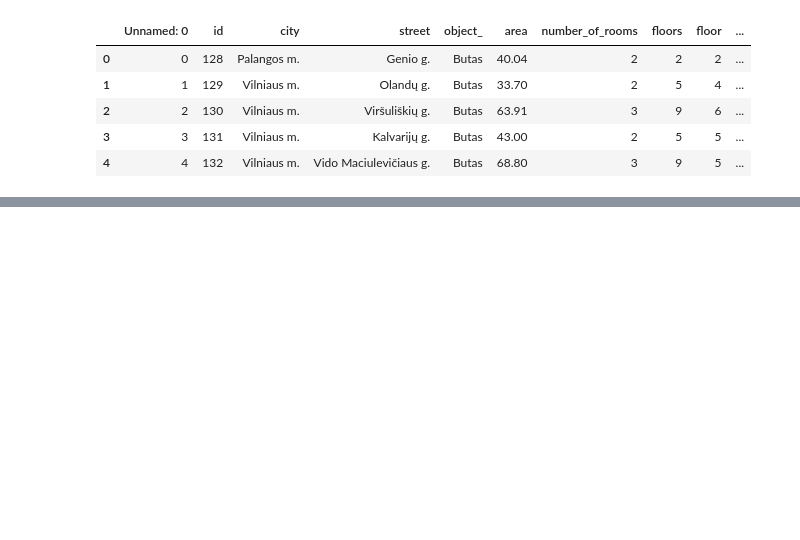
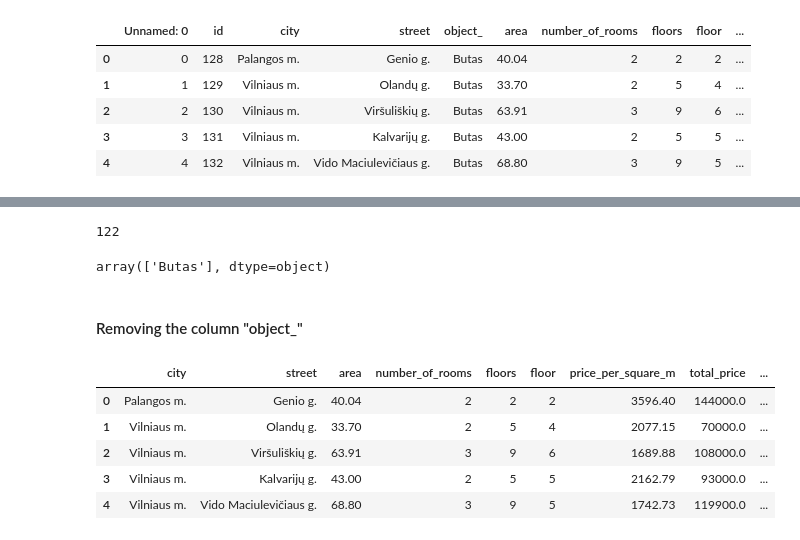
Before and after one commit to kelertas/flat_price_predictor, a Jupyter notebook: notebooks/predictor.ipynb, the cells around one changed output, grey strips where cells are left out. Cells and saved outputs as stored; diff of their text form; code cells hidden in the pictures; blank space fills up the shorter version.

```diff
--- a/notebooks/predictor.ipynb
+++ b/notebooks/predictor.ipynb
@@ -13,0 +138,20 @@ df.head(5)
+# %%
+df_copy['city'].nunique()
+# %% [output]
+122
+# %%
+df_copy['object_'].unique()
+# %% [output]
+array(['Butas'], dtype=object)
+# %% [markdown]
+#### Removing the column "object_"
+# %%
+del df_copy['object_']
+df_copy.head()
+# %% [output]
+|  | city | street | area | number_of_rooms | floors | floor | price_per_square_m | total_price | ... |
+| 0 | Palangos m. | Genio g. | 40.04 | 2 | 2 | 2 | 3596.40 | 144000.0 | ... |
+| 1 | Vilniaus m. | Olandų g. | 33.70 | 2 | 5 | 4 | 2077.15 | 70000.0 | ... |
+| 2 | Vilniaus m. | Viršuliškių g. | 63.91 | 3 | 9 | 6 | 1689.88 | 108000.0 | ... |
+| 3 | Vilniaus m. | Kalvarijų g. | 43.00 | 2 | 5 | 5 | 2162.79 | 93000.0 | ... |
+| 4 | Vilniaus m. | Vido Maciulevičiaus g. | 68.80 | 3 | 9 | 5 | 1742.73 | 119900.0 | ... |
```
Also changed, not shown: parts of 86 cells of this notebook, 1 other file.
